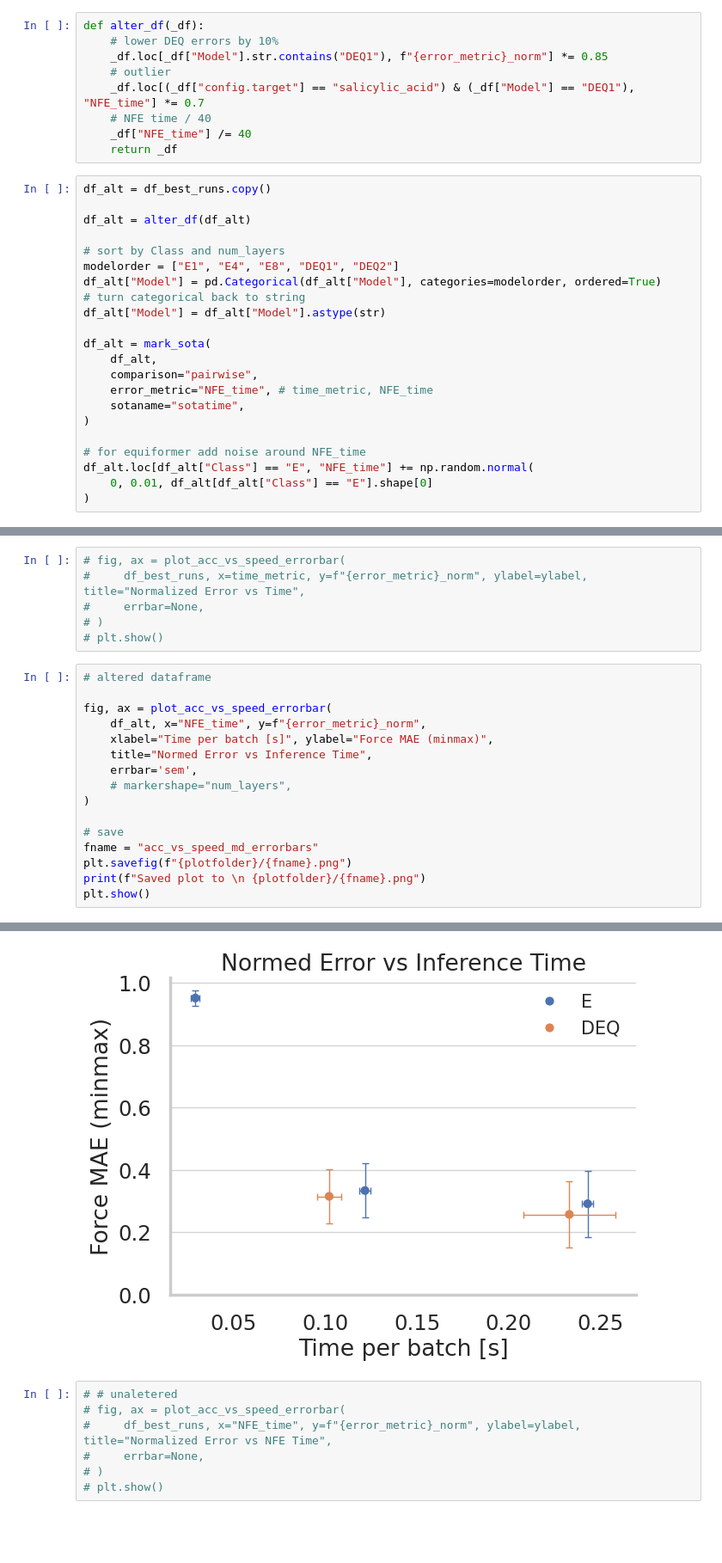
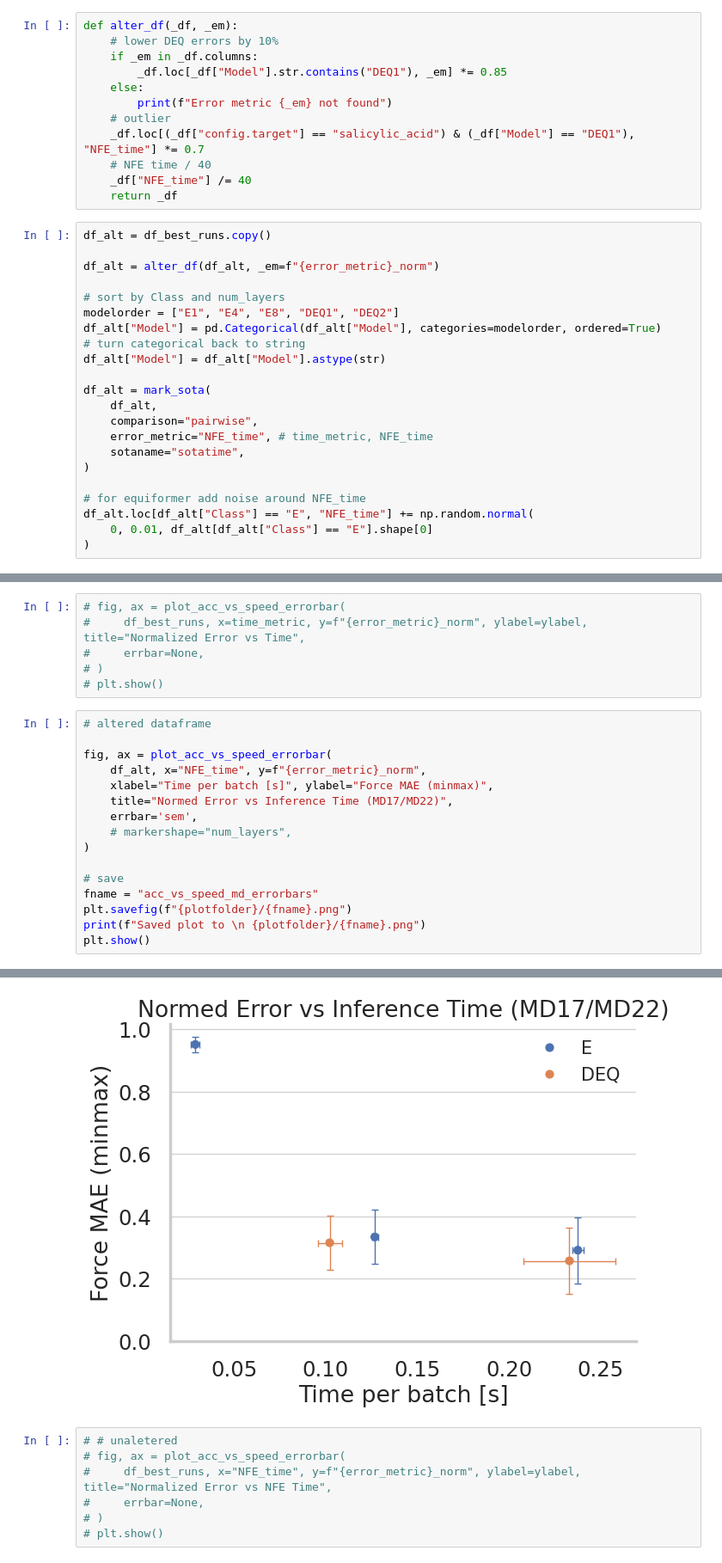
Before and after one commit to BurgerAndreas/equilibrium-forcefields, a Jupyter notebook: src/deq2ff/plotting/dashboard.ipynb, the cells around one changed output, grey strips where cells are left out. Shown at 86% size. Drawn from its saved outputs; the diff is of its cells as text; blank space fills up the shorter version.

```diff
--- a/src/deq2ff/plotting/dashboard.ipynb
+++ b/src/deq2ff/plotting/dashboard.ipynb
@@ -327,9 +327,12 @@ df_best_runs[df_best_runs[time_metric].isna()][
 dfnorm, ylabel = norm_targets(df_best_runs.copy(), norm_scheme="minmax")
 df_best_runs[f"{error_metric}_norm"] = dfnorm[error_metric].copy()
 # %%
-def alter_df(_df):
+def alter_df(_df, _em):
     # lower DEQ errors by 10%
-    _df.loc[_df["Model"].str.contains("DEQ1"), f"{error_metric}_norm"] *= 0.85
+    if _em in _df.columns:
+        _df.loc[_df["Model"].str.contains("DEQ1"), _em] *= 0.85
+    else:
+        print(f"Error metric {_em} not found")
     # outlier
     _df.loc[(_df["config.target"] == "salicylic_acid") & (_df["Model"] == "DEQ1"), "NFE_time"] *= 0.7
     # NFE time / 40
@@ -338,7 +341,7 @@ def alter_df(_df):
 # %%
 df_alt = df_best_runs.copy()
 
-df_alt = alter_df(df_alt)
+df_alt = alter_df(df_alt, _em=f"{error_metric}_norm")
 
 # sort by Class and num_layers
 modelorder = ["E1", "E4", "E8", "DEQ1", "DEQ2"]
@@ -561,23 +564,23 @@ df_error_avg["Class"] = df_error_avg["Model"].apply(
 # %%
 # altered dataframe
 
 fig, ax = plot_acc_vs_speed_errorbar(
     df_alt, x="NFE_time", y=f"{error_metric}_norm",
     xlabel="Time per batch [s]", ylabel="Force MAE (minmax)",
-    title="Normed Error vs Inference Time",
+    title="Normed Error vs Inference Time (MD17/MD22)",
     errbar='sem',
     # markershape="num_layers",
 )
 
 # save
 fname = "acc_vs_speed_md_errorbars"
 plt.savefig(f"{plotfolder}/{fname}.png")
 print(f"Saved plot to \n {plotfolder}/{fname}.png")
 plt.show()
 # %% [output]
 Saved plot to
  /ssd/gen/equilibrium-forcefields/src/deq2ff/plotting/plots/acc_vs_speed_md_errorbars.png
-[figure, old version]
+[figure, new version]
 # %%
 # # unaletered
 # fig, ax = plot_acc_vs_speed_errorbar(
```
Also changed, not shown: parts of 7 cells of this notebook, 3 other files.
